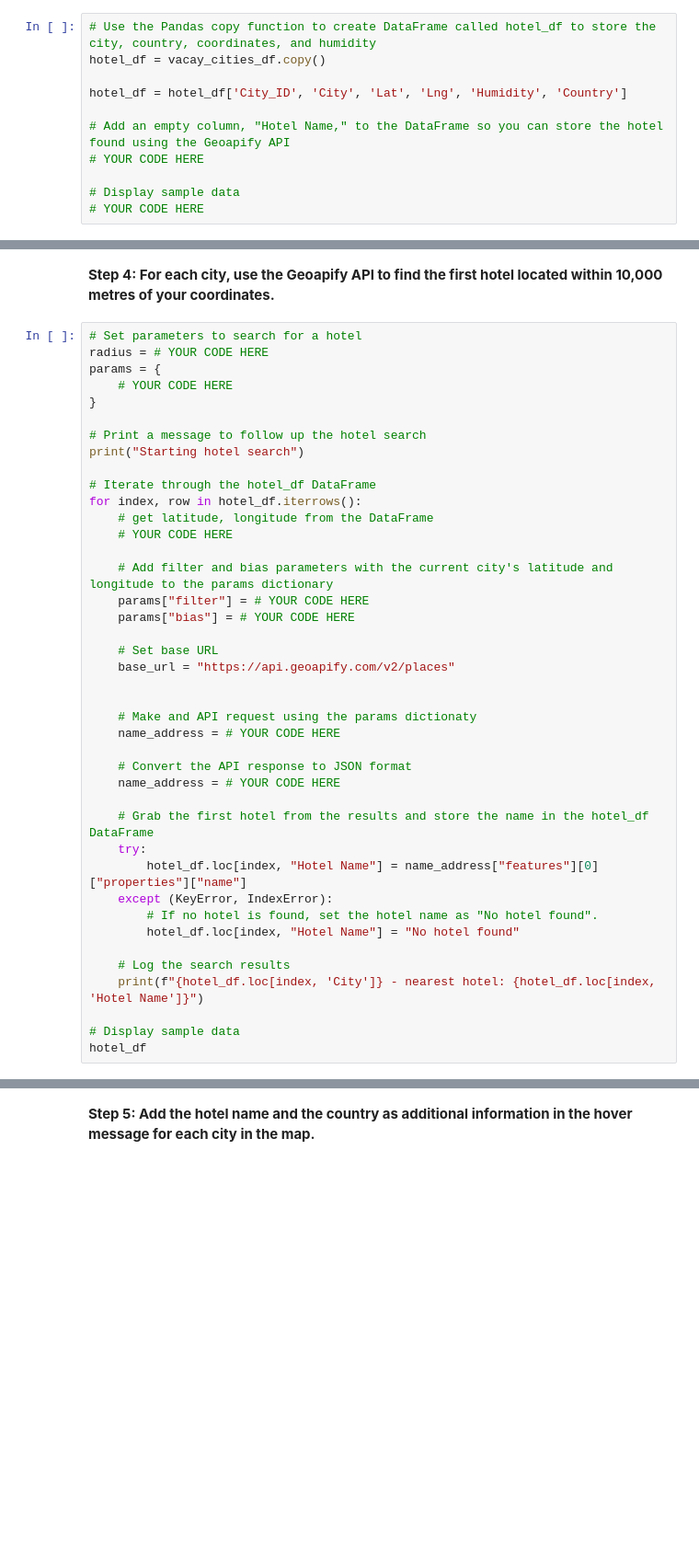
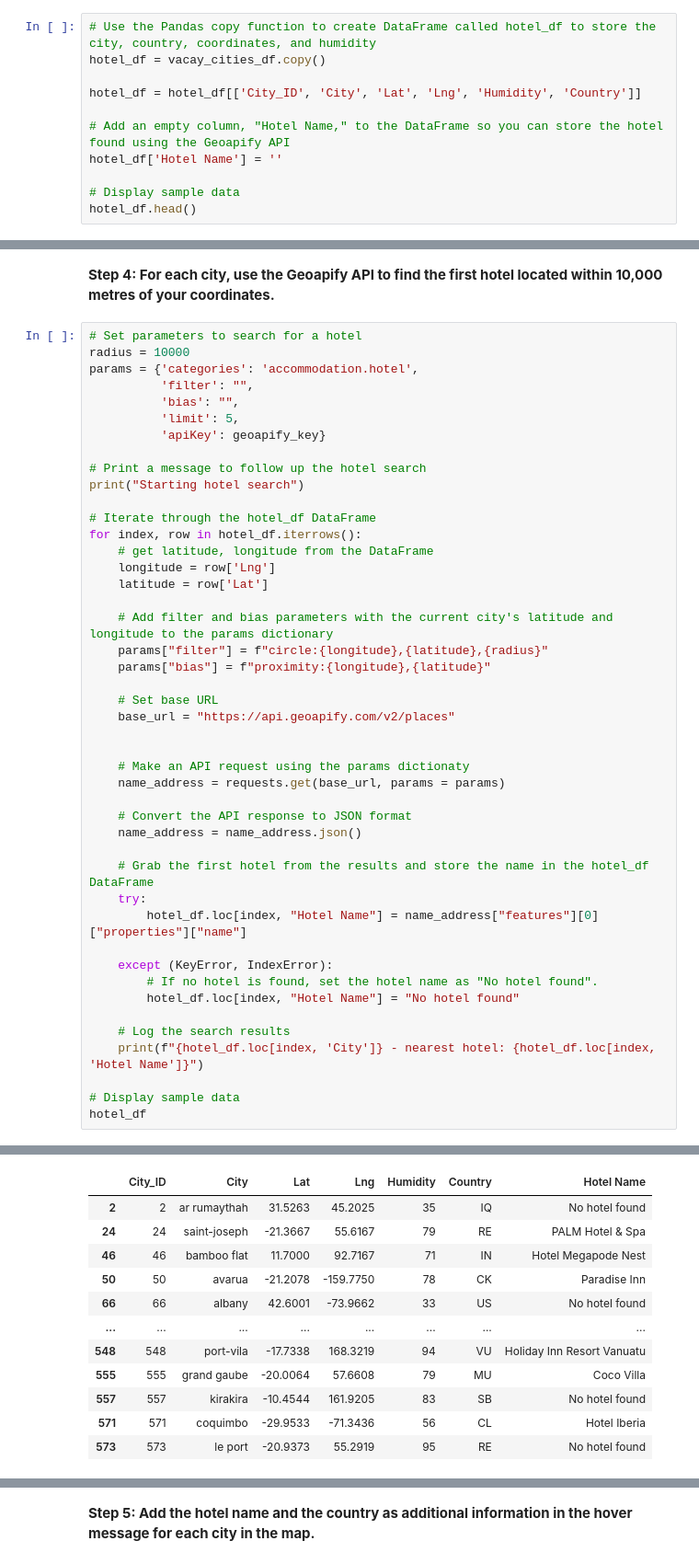
Before and after one commit to m-janssens-boop/python_api_challenge, a Jupyter notebook: WeatherPy/VacationPy.ipynb, the cells around one changed output, grey strips where cells are left out. Shown at 92% size. Saved outputs shown, nothing was run; the diff lists cells and outputs as text; blank space fills up the shorter version.

Commit message:
searched hotels

```diff
--- a/WeatherPy/VacationPy.ipynb
+++ b/WeatherPy/VacationPy.ipynb
@@ -71,11 +69,11 @@ vacay_cities_df.head()
 # Use the Pandas copy function to create DataFrame called hotel_df to store the city, country, coordinates, and humidity
 hotel_df = vacay_cities_df.copy()
 
-hotel_df = hotel_df['City_ID', 'City', 'Lat', 'Lng', 'Humidity', 'Country']
+hotel_df = hotel_df[['City_ID', 'City', 'Lat', 'Lng', 'Humidity', 'Country']]
 
 # Add an empty column, "Hotel Name," to the DataFrame so you can store the hotel found using the Geoapify API
-# YOUR CODE HERE
+hotel_df['Hotel Name'] = ''
 
 # Display sample data
-# YOUR CODE HERE
+hotel_df.head()
 # %% [output]
@@ -84,10 +87,12 @@ KeyError: ('City_ID', 'City', 'Lat', 'Lng', 'Humidity', 'Country')
 **Step 4: For each city, use the Geoapify API to find the first hotel located within 10,000 metres of your coordinates.**
 # %%
 # Set parameters to search for a hotel
-radius = # YOUR CODE HERE
-params = {
-    # YOUR CODE HERE
-}
+radius = 10000
+params = {'categories': 'accommodation.hotel',
+          'filter': "",
+          'bias': "",
+          'limit': 5,
+          'apiKey': geoapify_key}
 
 # Print a message to follow up the hotel search
 print("Starting hotel search")
@@ -95,25 +100,27 @@ print("Starting hotel search")
 # Iterate through the hotel_df DataFrame
 for index, row in hotel_df.iterrows():
     # get latitude, longitude from the DataFrame
-    # YOUR CODE HERE
+    longitude = row['Lng']
+    latitude = row['Lat']
 
     # Add filter and bias parameters with the current city's latitude and longitude to the params dictionary
-    params["filter"] = # YOUR CODE HERE
-    params["bias"] = # YOUR CODE HERE
+    params["filter"] = f"circle:{longitude},{latitude},{radius}"
+    params["bias"] = f"proximity:{longitude},{latitude}"
 
     # Set base URL
     base_url = "https://api.geoapify.com/v2/places"
 
 
-    # Make and API request using the params dictionaty
-    name_address = # YOUR CODE HERE
+    # Make an API request using the params dictionaty
+    name_address = requests.get(base_url, params = params)
 
     # Convert the API response to JSON format
-    name_address = # YOUR CODE HERE
+    name_address = name_address.json()
 
     # Grab the first hotel from the results and store the name in the hotel_df DataFrame
     try:
         hotel_df.loc[index, "Hotel Name"] = name_address["features"][0]["properties"]["name"]
+
     except (KeyError, IndexError):
         # If no hotel is found, set the hotel name as "No hotel found".
         hotel_df.loc[index, "Hotel Name"] = "No hotel found"
@@ -123,3 +130,4 @@ for index, row in hotel_df.iterrows():
 
 # Display sample data
 hotel_df
+# %% [output]
@@ -125,0 +151,12 @@ hotel_df
+|  | City_ID | City | Lat | Lng | Humidity | Country | Hotel Name |
+| 2 | 2 | ar rumaythah | 31.5263 | 45.2025 | 35 | IQ | No hotel found |
+| 24 | 24 | saint-joseph | -21.3667 | 55.6167 | 79 | RE | PALM Hotel & Spa |
+| 46 | 46 | bamboo flat | 11.7000 | 92.7167 | 71 | IN | Hotel Megapode Nest |
+| 50 | 50 | avarua | -21.2078 | -159.7750 | 78 | CK | Paradise Inn |
+| 66 | 66 | albany | 42.6001 | -73.9662 | 33 | US | No hotel found |
+| ... | ... | ... | ... | ... | ... | ... | ... |
+| 548 | 548 | port-vila | -17.7338 | 168.3219 | 94 | VU | Holiday Inn Resort Vanuatu |
+| 555 | 555 | grand gaube | -20.0064 | 57.6608 | 79 | MU | Coco Villa |
+| 557 | 557 | kirakira | -10.4544 | 161.9205 | 83 | SB | No hotel found |
+| 571 | 571 | coquimbo | -29.9533 | -71.3436 | 56 | CL | Hotel Iberia |
+| 573 | 573 | le port | -20.9373 | 55.2919 | 95 | RE | No hotel found |
```
Also changed, not shown: parts of 3 cells of this notebook.
